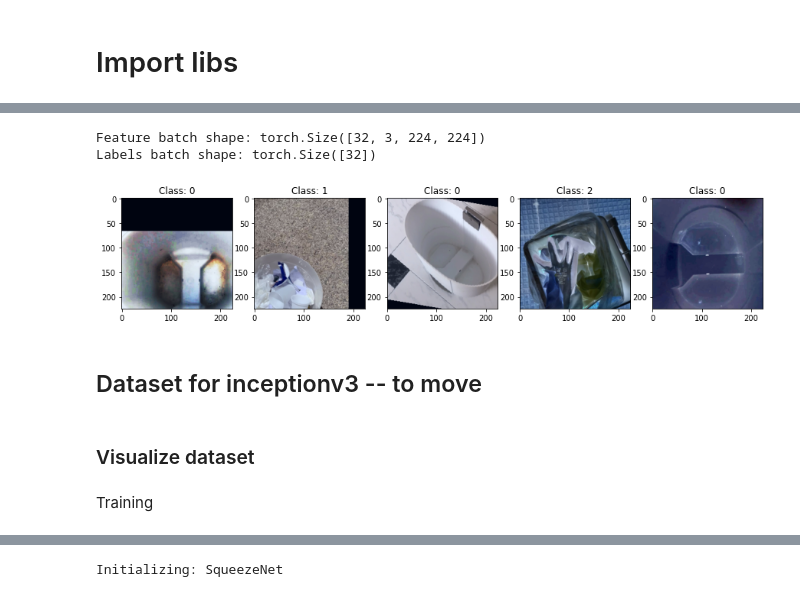
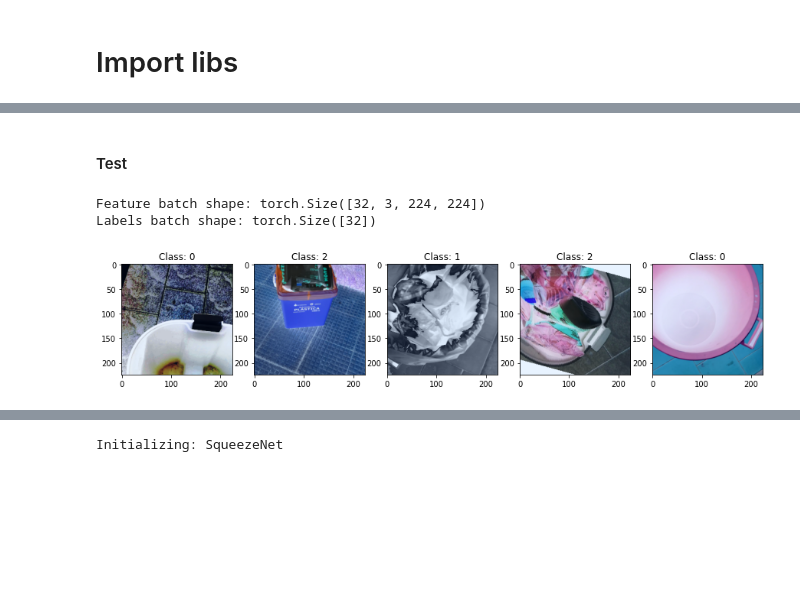
Before and after one commit to khalld/trashbin-classifier, a Jupyter notebook: 05-find-lr.ipynb, the cells around one changed output, grey strips where cells are left out. Saved outputs shown, nothing was run; the diff lists cells and outputs as text; code cells hidden in the pictures; blank space fills up the shorter version.

```diff
--- a/05-find-lr.ipynb
+++ b/05-find-lr.ipynb
@@ -51,0 +52,14 @@ Test
+# %%
+val_features, val_labels = next(iter(dst.validation_loader))
+print(f"Feature batch shape: {val_features.size()}")
+print(f"Labels batch shape: {val_labels.size()}")
+
+plt.figure(figsize=(15,8))
+for i in range(5):
+    plt.subplot(2,5,i+1)
+    plt.title("Class: %s" % val_labels[0].numpy())
+    img = val_features[0].squeeze()
+    label = val_labels[0]
+    plt.imshow(reverse_norm(img.numpy().transpose(1, 2, 0)))
+    val_features, val_labels = next(iter(dst.validation_loader))
+plt.show()
@@ -52,20 +70,20 @@ Test
+# %% [markdown]
+#### Test
 # %%
-train_features, train_labels = next(iter(dst.test_loader))
-print(f"Feature batch shape: {train_features.size()}")
-print(f"Labels batch shape: {train_labels.size()}")
+test_features, test_labels = next(iter(dst.test_loader))
+print(f"Feature batch shape: {test_features.size()}")
+print(f"Labels batch shape: {test_labels.size()}")
 
 plt.figure(figsize=(15,8))
 for i in range(5):
     plt.subplot(2,5,i+1)
-    plt.title("Class: %s" % train_labels[0].numpy())
-    img = train_features[0].squeeze()
-    label = train_labels[0]
+    plt.title("Class: %s" % test_labels[0].numpy())
+    img = test_features[0].squeeze()
+    label = test_labels[0]
     plt.imshow(reverse_norm(img.numpy().transpose(1, 2, 0)))
-    train_features, train_labels = next(iter(dst.test_loader))
+    test_features, test_labels = next(iter(dst.test_loader))
 plt.show()
 # %% [output]
 Feature batch shape: torch.Size([32, 3, 224, 224])
 Labels batch shape: torch.Size([32])
-[figure, old version]
+[figure, new version]
-# %% [markdown]
-## Dataset for inceptionv3 -- to move
@@ -101,4 +89,0 @@ dst_inceptionv3.create_data_loader(batch_size=batch_size, num_workers=num_worker
-# %% [markdown]
-### Visualize dataset
-# %% [markdown]
-Training
```
Also changed, not shown: parts of 22 cells of this notebook, 5 other files.
